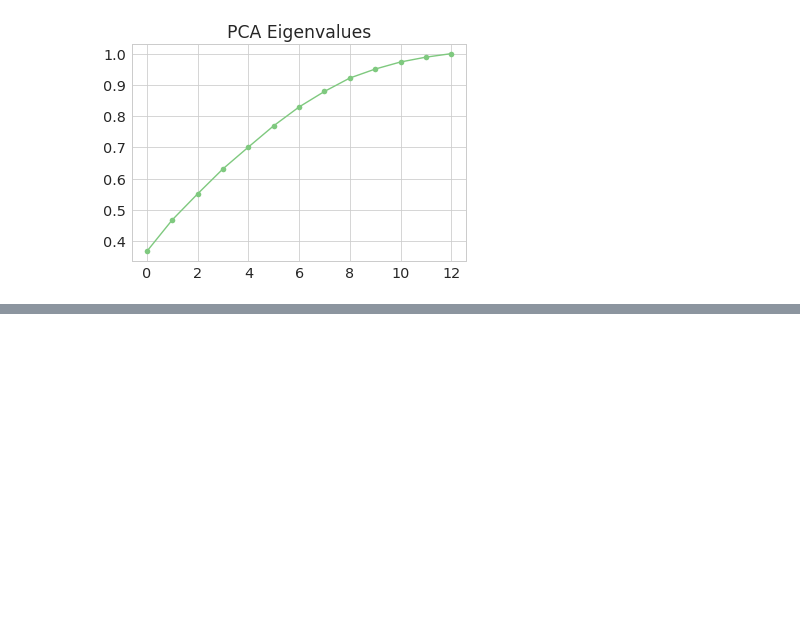
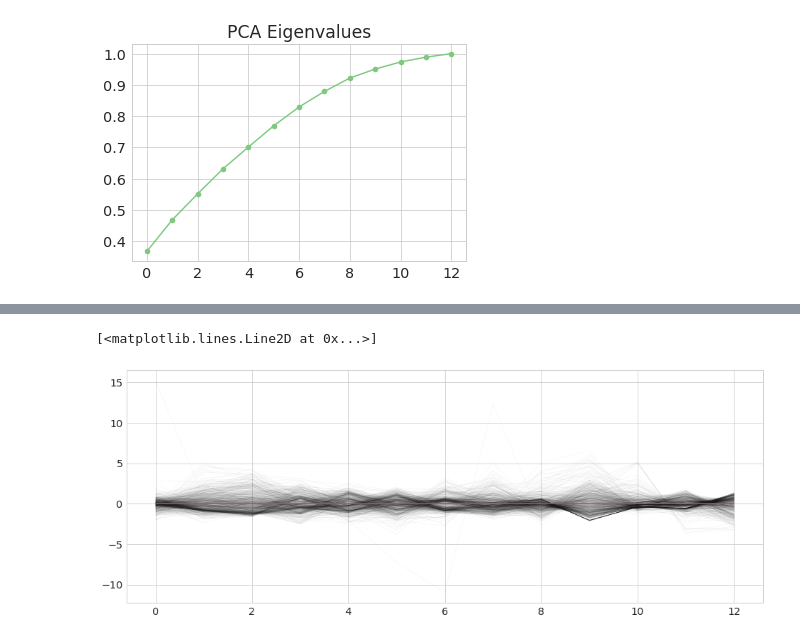
Before and after one commit to AllanLRH/master_thesis, a Jupyter notebook: morequestions/bluetooth_predictions.ipynb, the cells around one changed output, grey strips where cells are left out. Drawn from its saved outputs; the diff is of its cells as text; code cells hidden in the pictures; blank space fills up the shorter version.

```diff
--- a/morequestions/bluetooth_predictions.ipynb
+++ b/morequestions/bluetooth_predictions.ipynb
@@ -163,0 +190,10 @@ RandomForestRegressor(bootstrap=True, criterion='mse', max_depth=None,
+# %%
+out = (fs_no_gender @ pca.components_)
+# %%
+fig, ax = plt.subplots(figsize=(16, 6))
+for vec in out:
+    ax.plot(vec, color='k', alpha=0.05, lw=0.5)
+ax.plot(out.mean(axis=0), color='r', lw=1.5)
+# %% [output]
+[<matplotlib.lines.Line2D at 0x...>]
+[figure, added]
```
Also changed, not shown: parts of 12 cells of this notebook, 3 other files.
